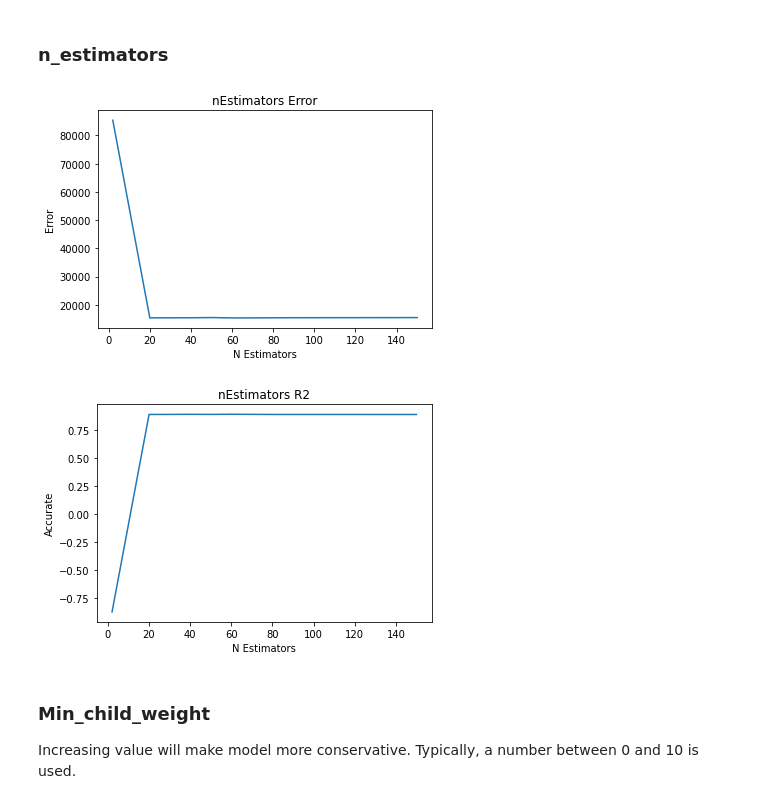
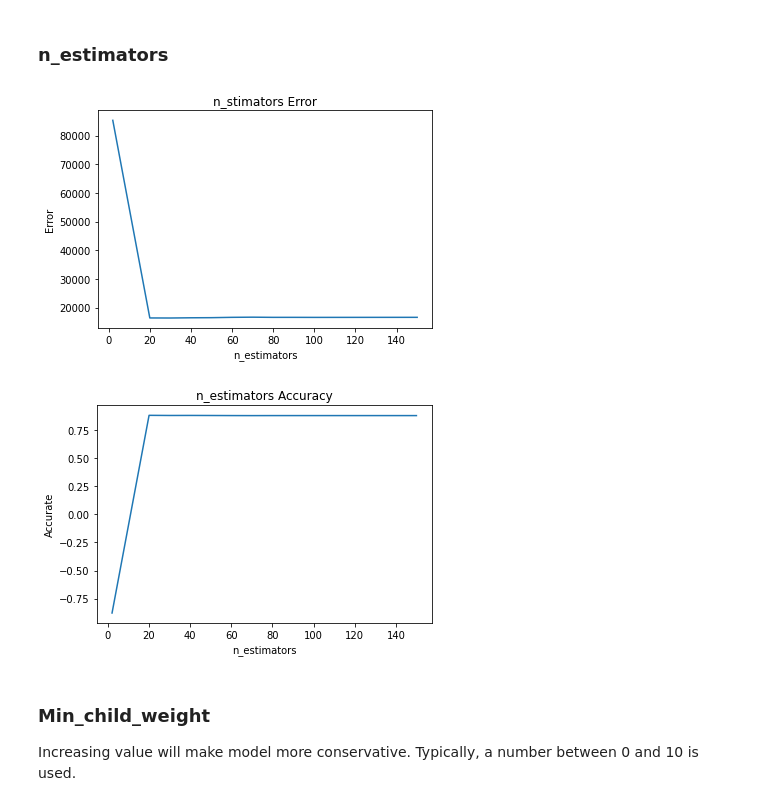
Before and after one commit to ScottySchmidt/MachineLearning, a Jupyter notebook: XGBoost.ipynb, the cells around one changed output. Saved outputs shown, nothing was run; the diff lists cells and outputs as text; code cells hidden in the pictures.

```diff
--- a/XGBoost.ipynb
+++ b/XGBoost.ipynb
@@ -98,7 +99,7 @@ df["PoolScore"] = df["PoolArea"] * df["PoolQC"]
 #df['Condition1']=df['Condition1'].apply(lambda x: 1 if x=='Norm' else 0)
 
 
-df=df.drop(columns=['1stFlrSF', '2ndFlrSF','TotalBsmtSF'])
+#df=df.drop(columns=['1stFlrSF', '2ndFlrSF','TotalBsmtSF'])
 df=df.drop(columns=['FullBath','BsmtFullBath', 'BsmtHalfBath','HalfBath', 'BsmtHalfBath'])
 df[['bathrooms', 'totalSQ', 'CentralAir', 'NewConstruction', 'PoolScore']].head()
 # %% [output]
@@ -236,35 +238,35 @@ plt.show()
 # %%
 def xgEst():
     numbers=[2, 20, 30, 40, 50, 60, 70, 80, 90, 100, 150]
     listMSE=[]
     listR2=[]
 
     for n in numbers:
         regressor = xgb.XGBRegressor(
             n_estimators=n,
         )
         regressor.fit(X_train, y_train)
         y_pred = regressor.predict(X_test)
 
         xgMSE=mean_absolute_error(y_test, y_pred)
         xgR2 = r2_score(y_test, y_pred).round(4)
         listMSE.append(xgMSE)
         listR2.append(xgR2)
     plt.plot(numbers, listMSE)
-    plt.title('nEstimators Error')
+    plt.title('n_stimators Error')
     plt.ylabel('Error')
-    plt.xlabel('N Estimators')
+    plt.xlabel('n_estimators')
     plt.show()
 
     plt.plot(numbers, listR2)
-    plt.title('nEstimators R2')
+    plt.title('n_estimators Accuracy')
     plt.ylabel('Accurate')
-    plt.xlabel('N Estimators')
+    plt.xlabel('n_estimators')
     plt.show()
 xgEst()
 # %% [output]
-[figure, old version]
+[figure, new version]
-[figure, old version]
+[figure, new version]
 # %% [markdown]
 ### Min_child_weight
 Increasing value will make model more conservative. Typically, a number between 0 and 10 is used.
```
Also changed, not shown: parts of 21 cells of this notebook.
